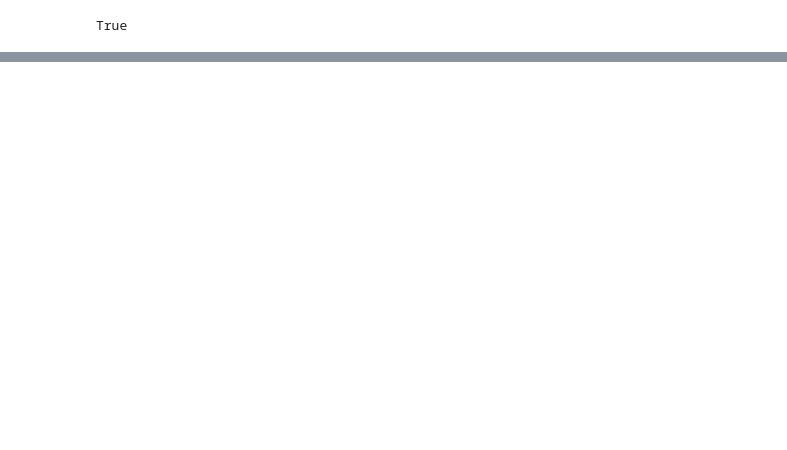
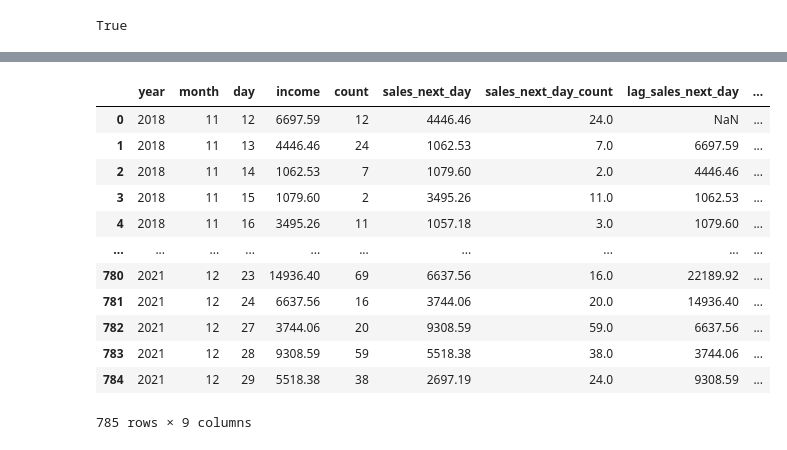
Before and after one commit to fjrp1412/machine-learning-dicascada, a Jupyter notebook: notebooks/sales_model_predictor.ipynb, the cells around one changed output, grey strips where cells are left out. Cells and saved outputs as stored; diff of their text form; code cells hidden in the pictures; blank space fills up the shorter version.

```diff
--- a/notebooks/sales_model_predictor.ipynb
+++ b/notebooks/sales_model_predictor.ipynb
@@ -129,0 +200,19 @@ df_sales_per_year
+# %%
+data_train_day.dropna(inplace=True)
+data_train_day["lag_sales_next_day"] = data_train_day["income"].shift(1)
+data_train_day["lag_sales_next_day_count"] = data_train_day["count"].shift(1)
+data_train_day
+# %% [output]
+|  | year | month | day | income | count | sales_next_day | sales_next_day_count | lag_sales_next_day | ... |
+| 0 | 2018 | 11 | 12 | 6697.59 | 12 | 4446.46 | 24.0 | NaN | ... |
+| 1 | 2018 | 11 | 13 | 4446.46 | 24 | 1062.53 | 7.0 | 6697.59 | ... |
+| 2 | 2018 | 11 | 14 | 1062.53 | 7 | 1079.60 | 2.0 | 4446.46 | ... |
+| 3 | 2018 | 11 | 15 | 1079.60 | 2 | 3495.26 | 11.0 | 1062.53 | ... |
+| 4 | 2018 | 11 | 16 | 3495.26 | 11 | 1057.18 | 3.0 | 1079.60 | ... |
+| ... | ... | ... | ... | ... | ... | ... | ... | ... | ... |
+| 780 | 2021 | 12 | 23 | 14936.40 | 69 | 6637.56 | 16.0 | 22189.92 | ... |
+| 781 | 2021 | 12 | 24 | 6637.56 | 16 | 3744.06 | 20.0 | 14936.40 | ... |
+| 782 | 2021 | 12 | 27 | 3744.06 | 20 | 9308.59 | 59.0 | 6637.56 | ... |
+| 783 | 2021 | 12 | 28 | 9308.59 | 59 | 5518.38 | 38.0 | 3744.06 | ... |
+| 784 | 2021 | 12 | 29 | 5518.38 | 38 | 2697.19 | 24.0 | 9308.59 | ... |
+785 rows × 9 columns
```
Also changed, not shown: parts of 22 cells of this notebook, 3 other files.
